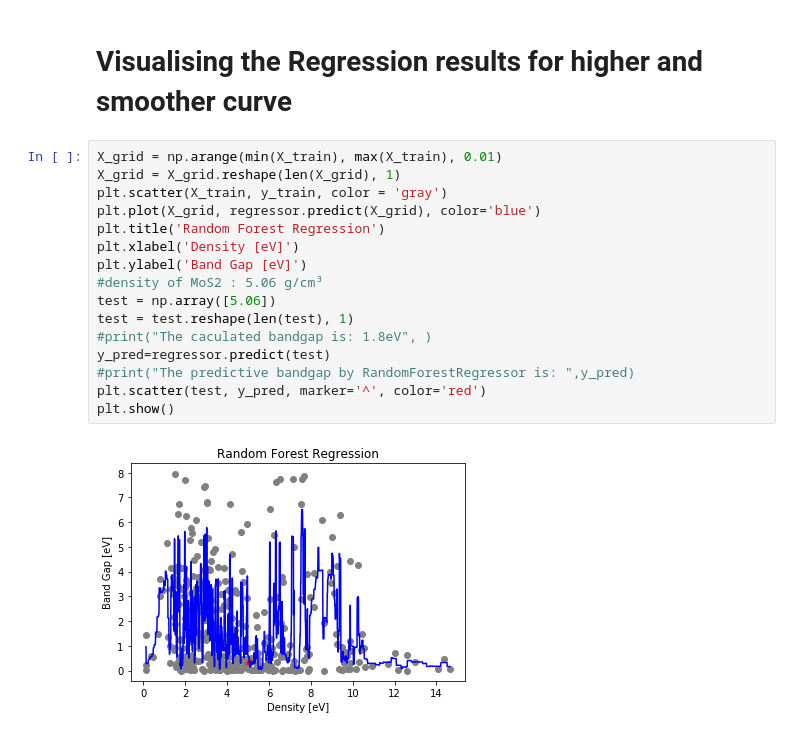
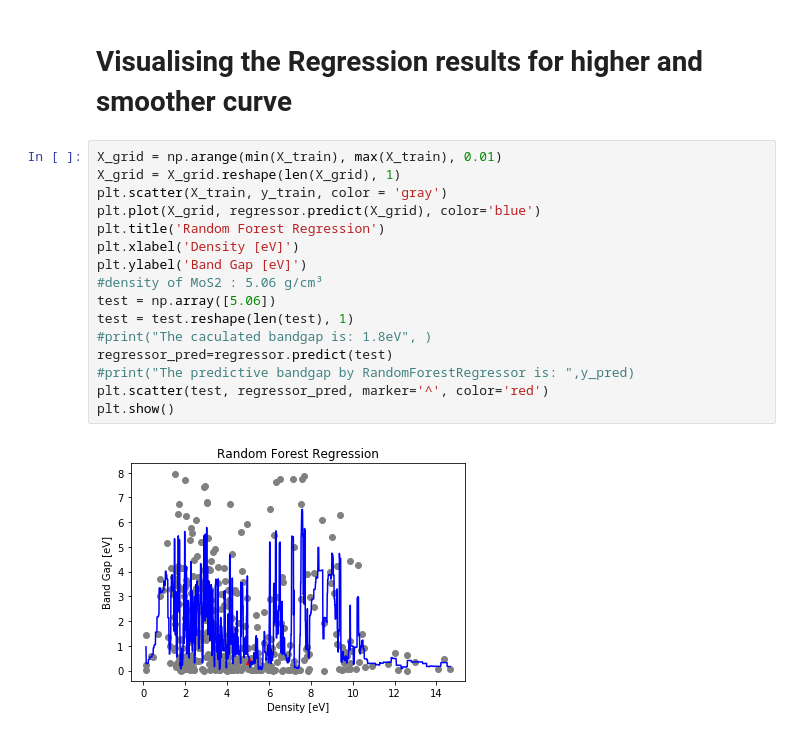
Before and after one commit to Jason-HYCheng/2020_Materials_ML, a Jupyter notebook: HW3/mpp.ipynb, the cells around one changed output. Saved outputs shown, nothing was run; the diff lists cells and outputs as text.

```diff
--- a/HW3/mpp.ipynb
+++ b/HW3/mpp.ipynb
@@ -105,21 +106,21 @@ RandomForestRegressor(bootstrap=True, criterion='mse', max_depth=None,
 # %%
 X_grid = np.arange(min(X_train), max(X_train), 0.01)
 X_grid = X_grid.reshape(len(X_grid), 1)
 plt.scatter(X_train, y_train, color = 'gray')
 plt.plot(X_grid, regressor.predict(X_grid), color='blue')
 plt.title('Random Forest Regression')
 plt.xlabel('Density [eV]')
 plt.ylabel('Band Gap [eV]')
 #density of MoS2 : 5.06 g/cm³
 test = np.array([5.06])
 test = test.reshape(len(test), 1)
 #print("The caculated bandgap is: 1.8eV", )
-y_pred=regressor.predict(test)
+regressor_pred=regressor.predict(test)
 #print("The predictive bandgap by RandomForestRegressor is: ",y_pred)
-plt.scatter(test, y_pred, marker='^', color='red')
+plt.scatter(test, regressor_pred, marker='^', color='red')
 plt.show()
 # %% [output]
-[figure, old version]
+[figure, new version]
 # %%
 from sklearn import linear_model
 lr = linear_model.LinearRegression()
```
Also changed, not shown: parts of 15 cells of this notebook, 14 other files.
